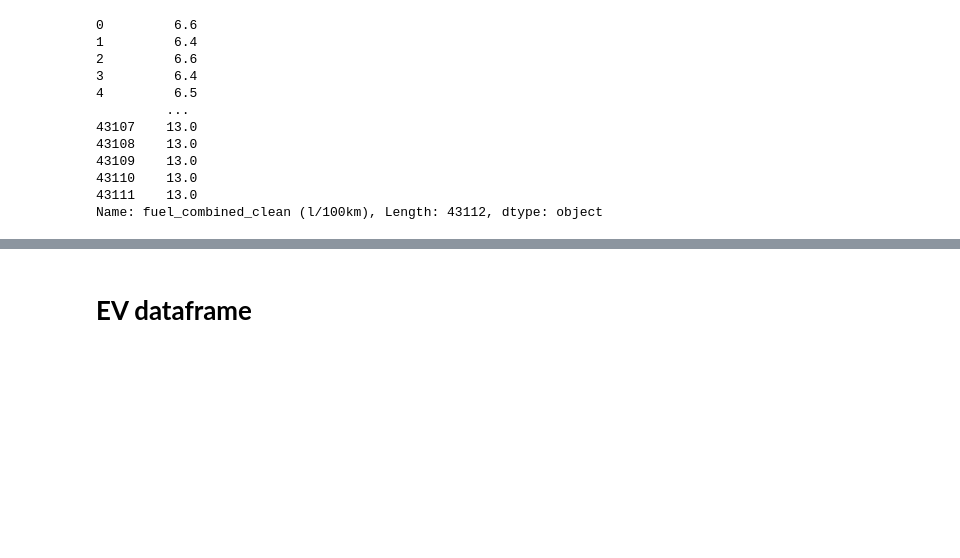
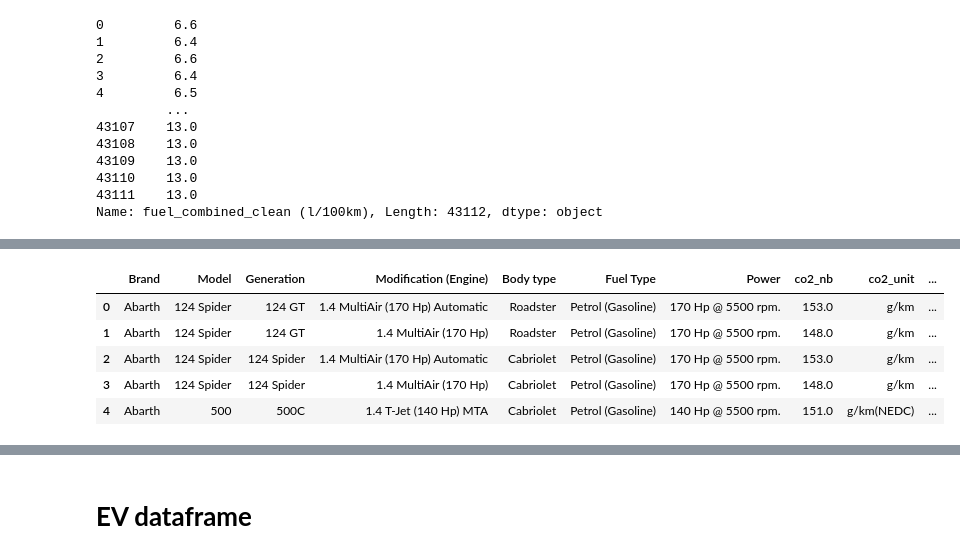
Before and after one commit to Cedric979/BEEV, a Jupyter notebook: Final Dataframe.ipynb, the cells around one changed output, grey strips where cells are left out. Saved outputs shown, nothing was run; the diff lists cells and outputs as text; code cells hidden in the pictures; blank space fills up the shorter version.

```diff
--- a/Final Dataframe.ipynb
+++ b/Final Dataframe.ipynb
@@ -670,3 +665,9 @@ See the caveats in the documentation: https://pandas.pydata.org/pandas-docs/stab
 | 2 | 5.1 extra urban | NaN | NaN | NaN | ... |
 | 3 | 5.1 extra urban | NaN | NaN | NaN | ... |
 | 4 | NaN | 5.4 extra urban (NEDC) | NaN | NaN | ... |
+# %%
+#First merge
+df_final = df_gev_co2.merge(df_fuel_combined[['fuel_combined_clean','fuel_combined_clean (l/100km)']],left_index=True,right_index=True)
+df_final = df_final.merge(df_fuel_urban[['fuel_urban_clean','fuel_urban_clean (l/100km)']],left_index=True,right_index=True)
+df_final = df_final.merge(df_fuel_extra_urban[['fuel_extra_urban_clean','fuel_extra_urban_clean (l/100km)']],left_index=True,right_index=True)
+df_final.head()
@@ -672,0 +681,10 @@ See the caveats in the documentation: https://pandas.pydata.org/pandas-docs/stab
+# %%
+df_gev_beev = df_final[['Brand','Model','Generation','Modification (Engine)','Body type','Fuel Type','Power','co2_nb','co2_unit','Fuel_tank_capacity_clean_(liters)','fuel_combined_clean','fuel_combined_clean (l/100km)','fuel_urban_clean','fuel_urban_clean (l/100km)','fuel_extra_urban_clean', 'fuel_extra_urban_clean (l/100km)']]
+df_gev_beev.head()
+# %% [output]
+|  | Brand | Model | Generation | Modification (Engine) | Body type | Fuel Type | Power | co2_nb | co2_unit | ... |
+| 0 | Abarth | 124 Spider | 124 GT | 1.4 MultiAir (170 Hp) Automatic | Roadster | Petrol (Gasoline) | 170 Hp @ 5500 rpm. | 153.0 | g/km | ... |
+| 1 | Abarth | 124 Spider | 124 GT | 1.4 MultiAir (170 Hp) | Roadster | Petrol (Gasoline) | 170 Hp @ 5500 rpm. | 148.0 | g/km | ... |
+| 2 | Abarth | 124 Spider | 124 Spider | 1.4 MultiAir (170 Hp) Automatic | Cabriolet | Petrol (Gasoline) | 170 Hp @ 5500 rpm. | 153.0 | g/km | ... |
+| 3 | Abarth | 124 Spider | 124 Spider | 1.4 MultiAir (170 Hp) | Cabriolet | Petrol (Gasoline) | 170 Hp @ 5500 rpm. | 148.0 | g/km | ... |
+| 4 | Abarth | 500 | 500C | 1.4 T-Jet (140 Hp) MTA | Cabriolet | Petrol (Gasoline) | 140 Hp @ 5500 rpm. | 151.0 | g/km(NEDC) | ... |
```
Also changed, not shown: parts of 10 cells of this notebook, 2 other files.
